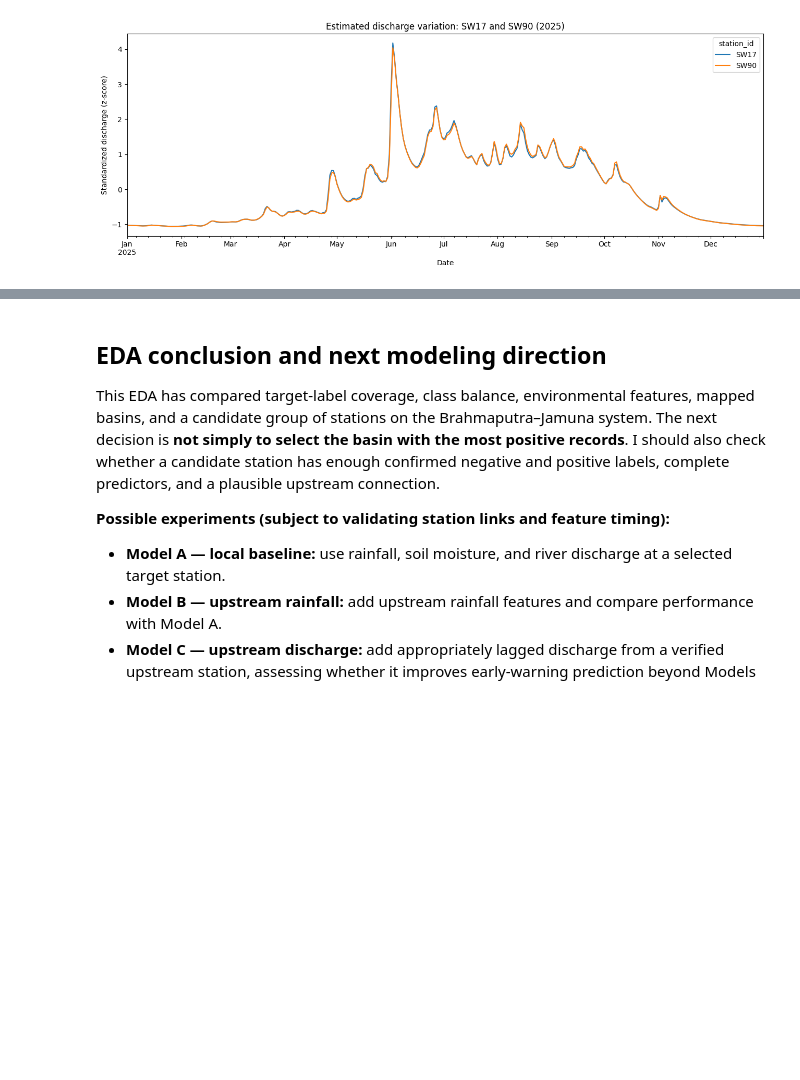
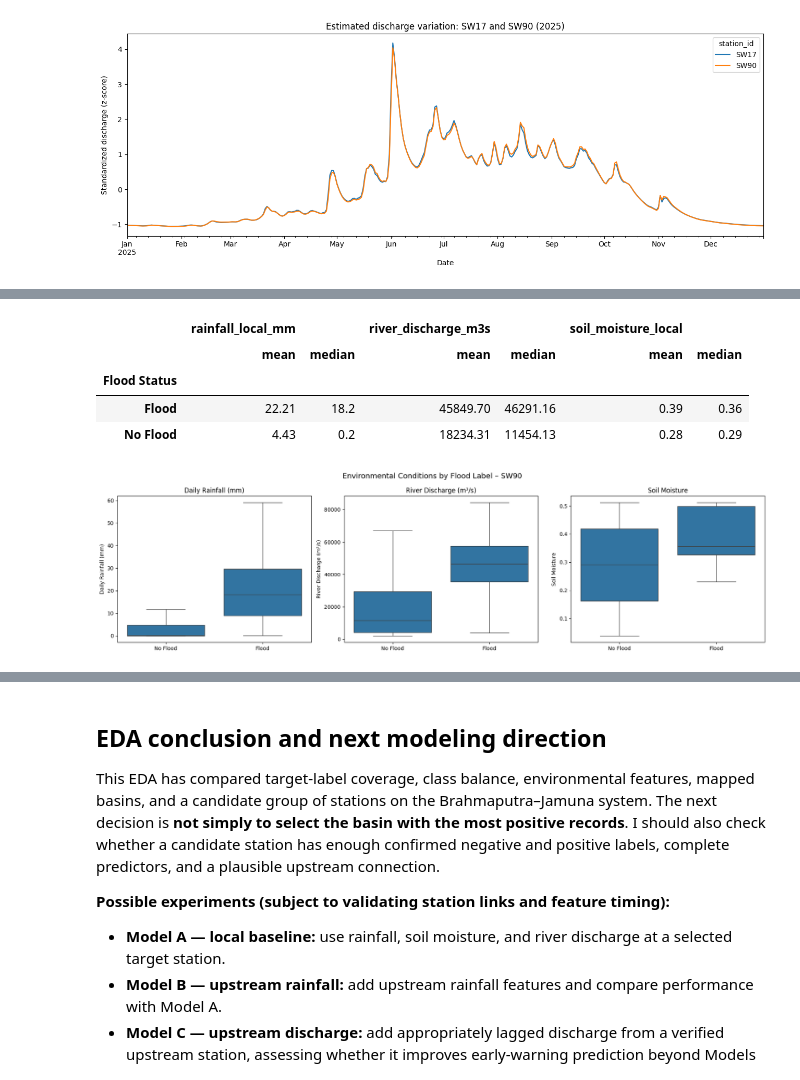
Before and after one commit to Burzo572/dsb_project, a Jupyter notebook: CapStoneProjectJankoBurzanovicEDA_Explained.ipynb, the cells around one changed output, grey strips where cells are left out. Drawn from its saved outputs; the diff is of its cells as text; code cells hidden in the pictures; blank space fills up the shorter version.

```diff
--- a/CapStoneProjectJankoBurzanovicEDA_Explained.ipynb
+++ b/CapStoneProjectJankoBurzanovicEDA_Explained.ipynb
@@ -2158,0 +2298,50 @@ else:
+# %%
+complete_years = [2013, 2014, 2015, 2021, 2022, 2023, 2024, 2025]
+
+sw90_comparison = sw90[
+    (sw90["date"].dt.year.isin(complete_years)) &
+    (sw90["flood_within_24h_label_regime"] == "observed") &
+    (sw90["flood_within_24h"].isin([0, 1]))].copy()
+
+sw90_comparison["Flood Status"] = (
+    sw90_comparison["flood_within_24h"]
+    .map({0: "No Flood", 1: "Flood"}))
+
+features = {
+    "rainfall_local_mm": "Daily Rainfall (mm)",
+    "river_discharge_m3s": "River Discharge (m³/s)",
+    "soil_moisture_local": "Soil Moisture"}
+
+# Summary statistics
+summary = sw90_comparison.groupby("Flood Status")[
+    list(features.keys())].agg(["mean", "median"])
+
+display(summary.round(2))
+
+# Boxplots
+fig, axes = plt.subplots(1, 3, figsize=(18, 5))
+
+for ax, (column, label) in zip(axes, features.items()):
+    sns.boxplot(
+        data=sw90_comparison,
+        x="Flood Status",
+        y=column,
+        order=["No Flood", "Flood"],
+        showfliers=False,
+        ax=ax)
+
+    ax.set_title(label)
+    ax.set_xlabel("")
+    ax.set_ylabel(label)
+
+plt.suptitle("Environmental Conditions by Flood Label – SW90",fontsize=14)
+
+plt.tight_layout()
+plt.show()
+# %% [output]
+|  | rainfall_local_mm |  | river_discharge_m3s |  | soil_moisture_local |  |
+|  | mean | median | mean | median | mean | median |
+| Flood Status |  |  |  |  |  |  |
+| Flood | 22.21 | 18.2 | 45849.70 | 46291.16 | 0.39 | 0.36 |
+| No Flood | 4.43 | 0.2 | 18234.31 | 11454.13 | 0.28 | 0.29 |
+[figure, added]
```
Also changed, not shown: parts of 8 cells of this notebook.
